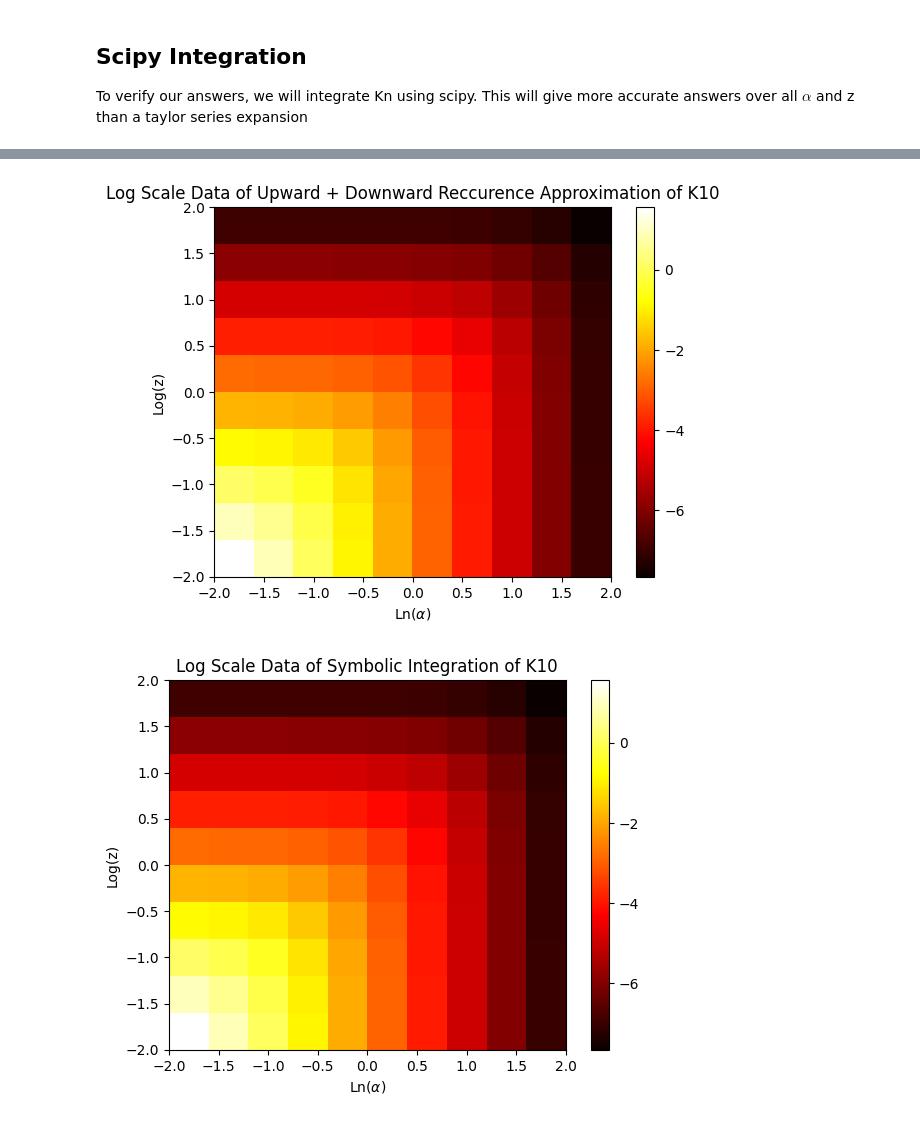
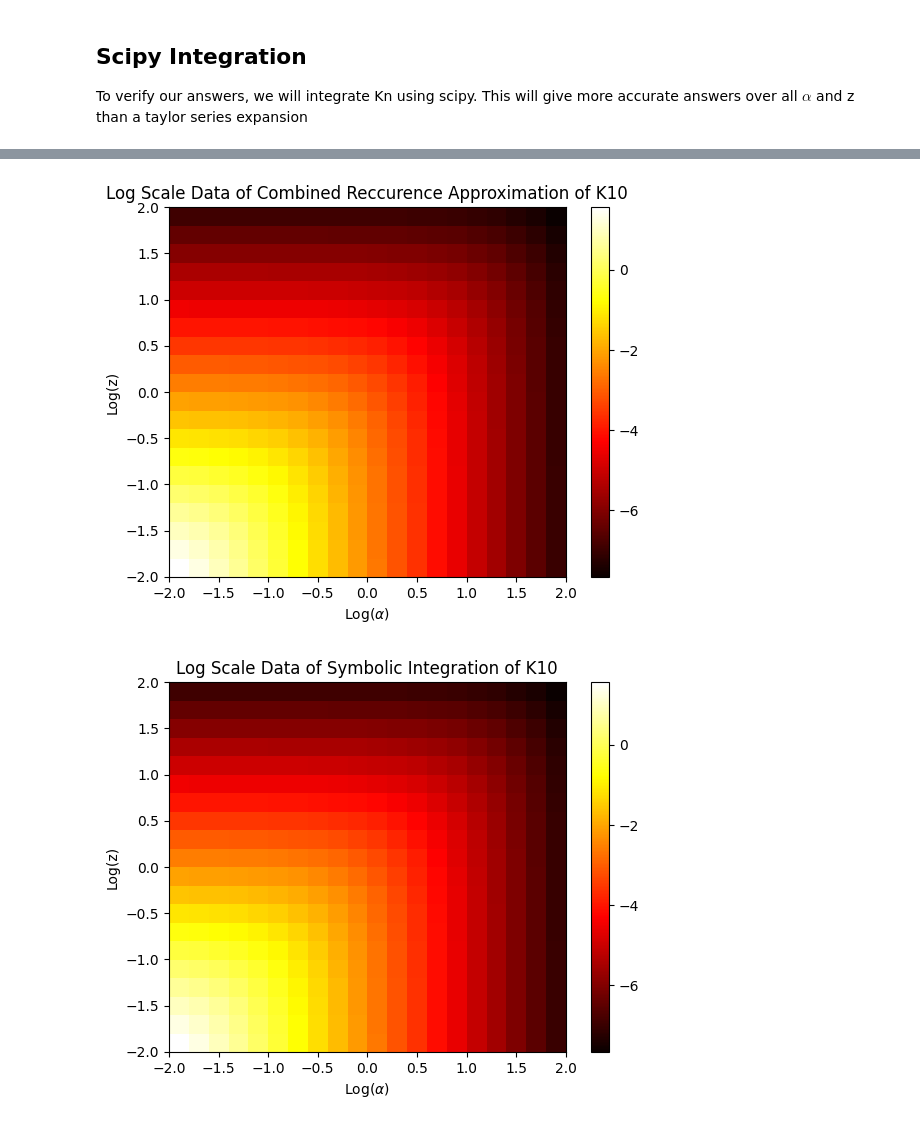
Before and after one commit to joshkarten/Computational-Physics, a Jupyter notebook: Upwards and Downwards Recurrence.ipynb, the cells around one changed output, grey strips where cells are left out. Saved outputs shown, nothing was run; the diff lists cells and outputs as text; code cells hidden in the pictures.

```diff
--- a/Upwards and Downwards Recurrence.ipynb
+++ b/Upwards and Downwards Recurrence.ipynb
@@ -146,4 +228,10 @@ for i in range(len(dup)):
 # %%
+z=1
+n=10
+alpha=1
+dnd2= Downwards2(z,alpha,n)
+dint = np.array([K_n(n,z,1) for n in range(11)])
+
 print("%4s %16s %16s %16s %16s" % ('n','exact','downward2','abs-error','rel-error'))
 for i in range(len(dup)):
     print("%4d %16.13f %16.13f %16.13f %16.8g" % (i,dint[i],dnd2[i],abs(dint-dnd2)[i], (abs(dint-dnd2)/dint)[i]))
@@ -174,0 +251,10 @@ plt.show()
+# %%
+z=1e4
+n=10
+alpha=1
+dnd2= Downwards2(z,alpha,n)
+dint = np.array([K_n(n,z,1) for n in range(11)])
+
+print("%4s %16s %16s %16s %16s" % ('n','exact','downward2','abs-error','rel-error'))
+for i in range(len(dup)):
+    print("%4d %16.13f %16.13f %16.13f %16.8g" % (i,dint[i],dnd2[i],abs(dint-dnd2)[i], (abs(dint-dnd2)/dint)[i]))
@@ -188,5 +308,5 @@ for i in range(np.size(alp)):
 # %%
-alps = np.geomspace(0.01,100,10)
+alps = np.geomspace(0.01,100,20)
 cdat2 = np.zeros((len(alps),len(alps),11))
 sdat2 = np.zeros((len(alps),len(alps),11))
 
@@ -198,8 +338,6 @@ for i in range(len(alps)):
 sdat2=np.log(sdat2)
 cdat2=np.log(cdat2)
 diff2 = np.abs(sdat2-cdat2)
-# %%
-diff2 = np.abs(sdat2-cdat2)
 # %%
 it = 5
 fig,ax=plt.subplots()
@@ -229,18 +393,25 @@ plt.show()
 # %%
 it = 10
 fig,ax=plt.subplots()
 rec1=plt.imshow(cdat2[:,:,it],cmap='hot', interpolation='nearest', origin='lower', extent=[-2,2,-2,2],vmin=np.min(cdat2[:,:,it]), vmax=np.max(cdat2[:,:,it]), aspect='auto')
 fig.colorbar(rec1, ax=ax, location ='right', shrink = 1)
-ax.set_title('Log Scale Data of Upward + Downward Reccurence Approximation of K'+str(it))
+ax.set_title('Log Scale Data of Combined Reccurence Approximation of K'+str(it))
 ax.set_ylabel('Log(z)')
-ax.set_xlabel(r'Ln($\alpha$)')
+ax.set_xlabel(r'Log($\alpha$)')
 fig,ax=plt.subplots()
 rec1=plt.imshow(sdat2[:,:,it],cmap='hot', interpolation='nearest', origin='lower', extent=[-2,2,-2,2],vmin=np.min(sdat2[:,:,it]), vmax=np.max(sdat2[:,:,it]), aspect='auto')
 fig.colorbar(rec1, ax=ax, location ='right', shrink = 1)
 ax.set_title('Log Scale Data of Symbolic Integration of K'+str(it))
 ax.set_ylabel('Log(z)')
-ax.set_xlabel(r'Ln($\alpha$)')
+ax.set_xlabel(r'Log($\alpha$)')
 plt.show()
+fig,ax=plt.subplots()
+rec1=plt.imshow(diff2[:,:,it],cmap='hot', interpolation='nearest', origin='lower', extent=[-2,2,-2,2],vmin=np.min(diff2[:,:,it]), vmax=np.max(diff2[:,:,it]), aspect='auto')
+fig.colorbar(rec1, ax=ax, location ='right', shrink = 1)
+ax.set_title('Difference in Recurrence and Scipy Integration of K'+str(it))
+ax.set_ylabel('Log(z)')
+ax.set_xlabel(r'Log($\alpha$)')
+plt.show()
 # %% [output]
-[figure, old version]
+[figure, new version]
-[figure, old version]
+[figure, new version]
```
Also changed, not shown: parts of 29 cells of this notebook.
